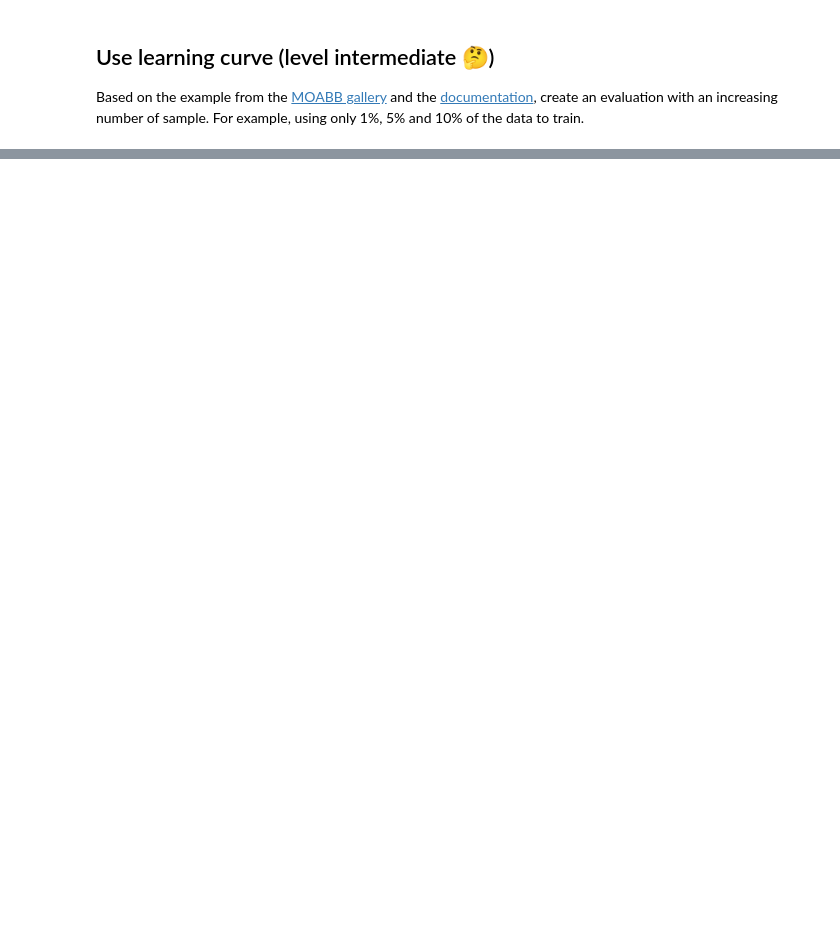
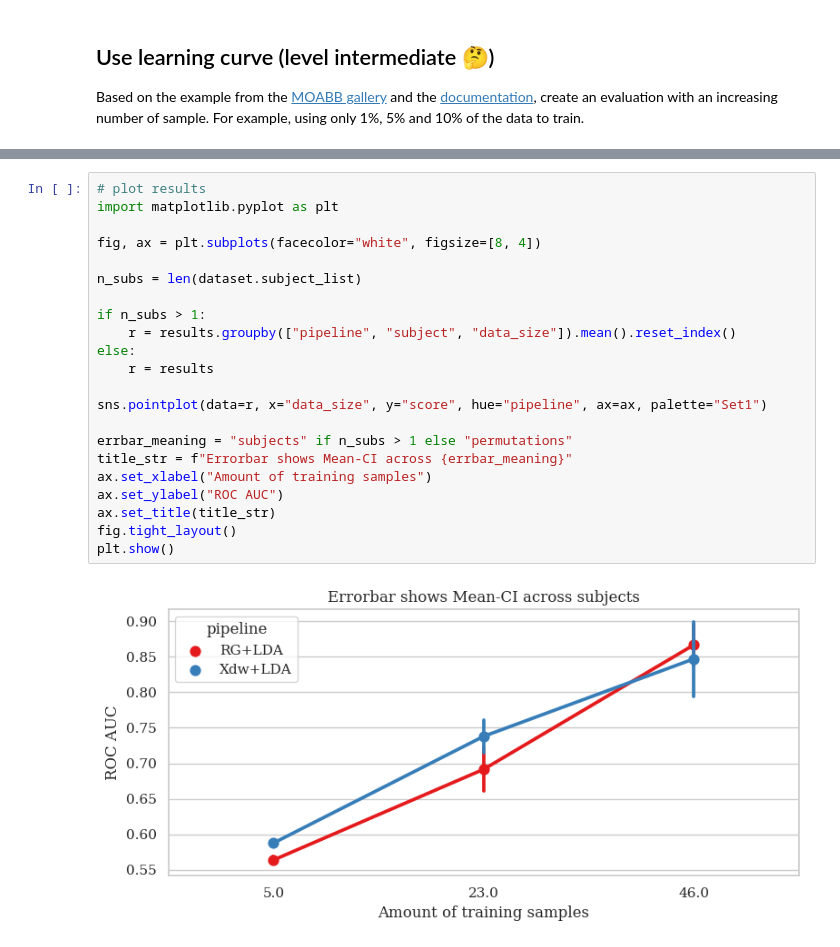
Before and after one commit to sylvchev/moabb_minischool, a Jupyter notebook: notebooks/2_Minischool_P300_Benchmarks.ipynb, the cells around one changed output, grey strips where cells are left out. Drawn from its saved outputs; the diff is of its cells as text; blank space fills up the shorter version.

```diff
--- a/notebooks/2_Minischool_P300_Benchmarks.ipynb
+++ b/notebooks/2_Minischool_P300_Benchmarks.ipynb
@@ -127,0 +328,24 @@ results = evaluation.process(pipelines)
+# %%
+# plot results
+import matplotlib.pyplot as plt
+
+fig, ax = plt.subplots(facecolor="white", figsize=[8, 4])
+
+n_subs = len(dataset.subject_list)
+
+if n_subs > 1:
+    r = results.groupby(["pipeline", "subject", "data_size"]).mean().reset_index()
+else:
+    r = results
+
+sns.pointplot(data=r, x="data_size", y="score", hue="pipeline", ax=ax, palette="Set1")
+
+errbar_meaning = "subjects" if n_subs > 1 else "permutations"
+title_str = f"Errorbar shows Mean-CI across {errbar_meaning}"
+ax.set_xlabel("Amount of training samples")
+ax.set_ylabel("ROC AUC")
+ax.set_title(title_str)
+fig.tight_layout()
+plt.show()
+# %% [output]
+[figure, added]
```
Also changed, not shown: parts of 9 cells of this notebook, 1 other file.
